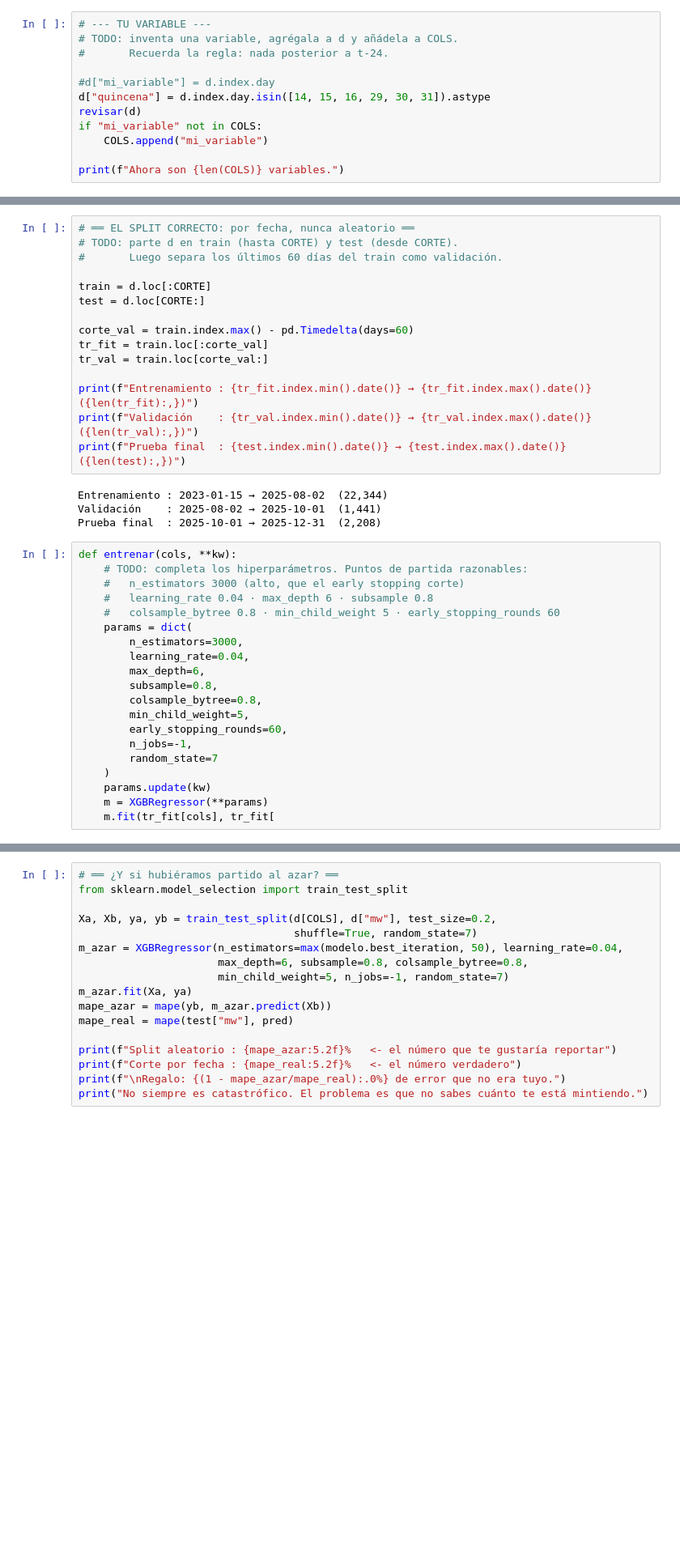
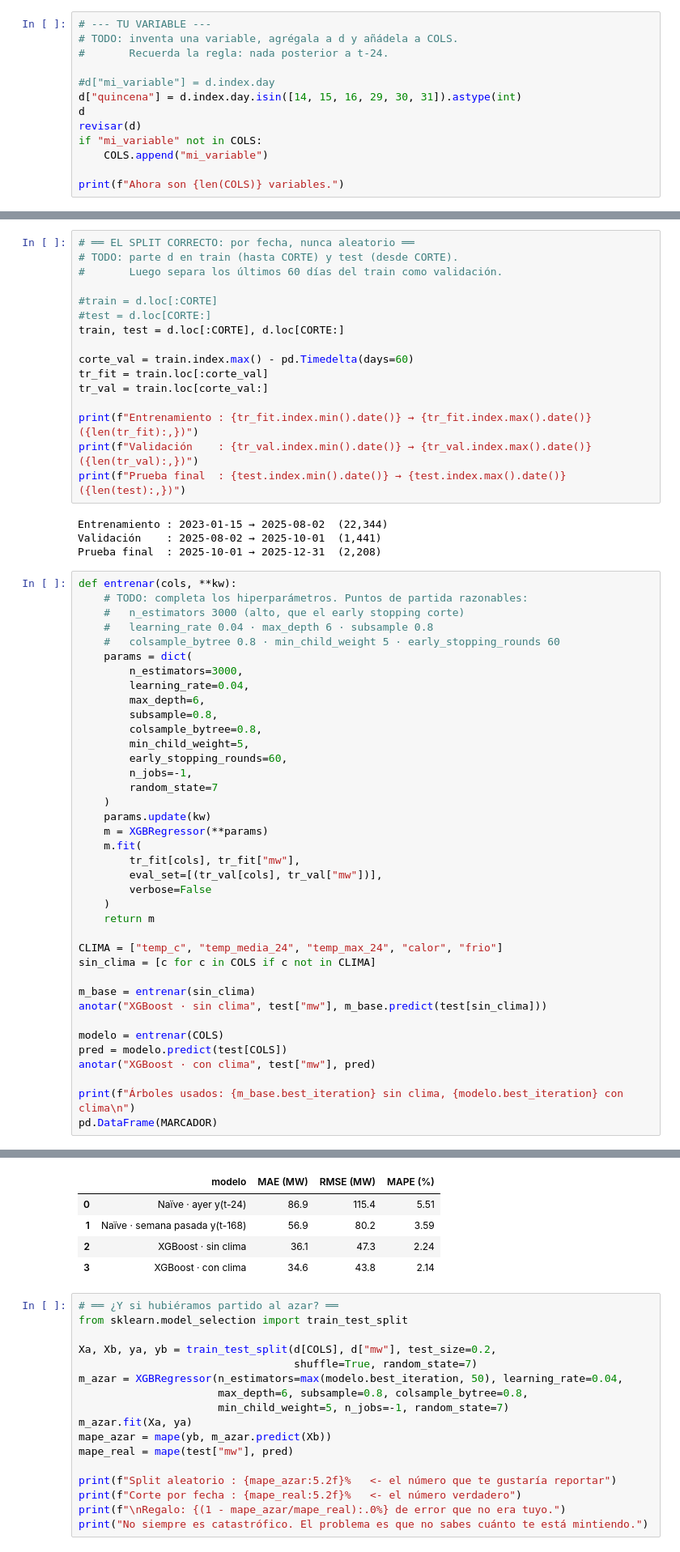
Before and after one commit to HeinsDanleffCaal/Memoria-ascendente, a Jupyter notebook: taller_demanda_ALUMNO.ipynb, the cells around one changed output, grey strips where cells are left out. Shown at 81% size. Saved outputs shown, nothing was run; the diff lists cells and outputs as text; blank space fills up the shorter version.

```diff
--- a/taller_demanda_ALUMNO.ipynb
+++ b/taller_demanda_ALUMNO.ipynb
@@ -619,7 +617,8 @@ Escríbela, corre el resto del notebook y anota tu MAPE. Al final comparamos.
 #       Recuerda la regla: nada posterior a t-24.
 
 #d["mi_variable"] = d.index.day
-d["quincena"] = d.index.day.isin([14, 15, 16, 29, 30, 31]).astype
+d["quincena"] = d.index.day.isin([14, 15, 16, 29, 30, 31]).astype(int)
+d
 revisar(d)
 if "mi_variable" not in COLS:
     COLS.append("mi_variable")
@@ -670,8 +669,9 @@ En producción no existe, y el modelo se desploma el primer día.
 # TODO: parte d en train (hasta CORTE) y test (desde CORTE).
 #       Luego separa los últimos 60 días del train como validación.
 
-train = d.loc[:CORTE]
-test = d.loc[CORTE:]
+#train = d.loc[:CORTE]
+#test = d.loc[CORTE:]
+train, test = d.loc[:CORTE], d.loc[CORTE:]
 
 corte_val = train.index.max() - pd.Timedelta(days=60)
 tr_fit = train.loc[:corte_val]
@@ -703,4 +703,23 @@ def entrenar(cols, **kw):
     )
     params.update(kw)
     m = XGBRegressor(**params)
-    m.fit(tr_fit[cols], tr_fit[
+    m.fit(
+        tr_fit[cols], tr_fit["mw"],
+        eval_set=[(tr_val[cols], tr_val["mw"])],
+        verbose=False
+    )
+    return m
+
+CLIMA = ["temp_c", "temp_media_24", "temp_max_24", "calor", "frio"]
+sin_clima = [c for c in COLS if c not in CLIMA]
+
+m_base = entrenar(sin_clima)
+anotar("XGBoost · sin clima", test["mw"], m_base.predict(test[sin_clima]))
+
+modelo = entrenar(COLS)
+pred = modelo.predict(test[COLS])
+anotar("XGBoost · con clima", test["mw"], pred)
+
+print(f"Árboles usados: {m_base.best_iteration} sin clima, {modelo.best_iteration} con clima\n")
+pd.DataFrame(MARCADOR)
+# %% [output]
@@ -707,3 +727,8 @@ def entrenar(cols, **kw):
+|  | modelo | MAE (MW) | RMSE (MW) | MAPE (%) |
+| 0 | Naïve · ayer y(t-24) | 86.9 | 115.4 | 5.51 |
+| 1 | Naïve · semana pasada y(t-168) | 56.9 | 80.2 | 3.59 |
+| 2 | XGBoost · sin clima | 36.1 | 47.3 | 2.24 |
+| 3 | XGBoost · con clima | 34.6 | 43.8 | 2.14 |
 # %%
 # ══ ¿Y si hubiéramos partido al azar? ══
 from sklearn.model_selection import train_test_split
```
Also changed, not shown: parts of 2 cells of this notebook.
